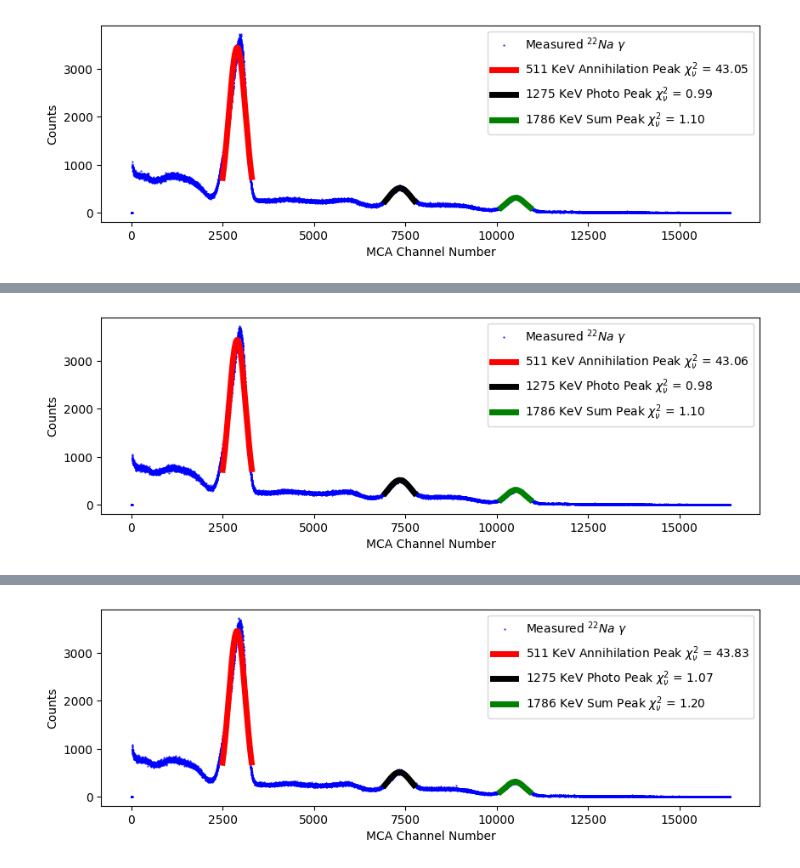
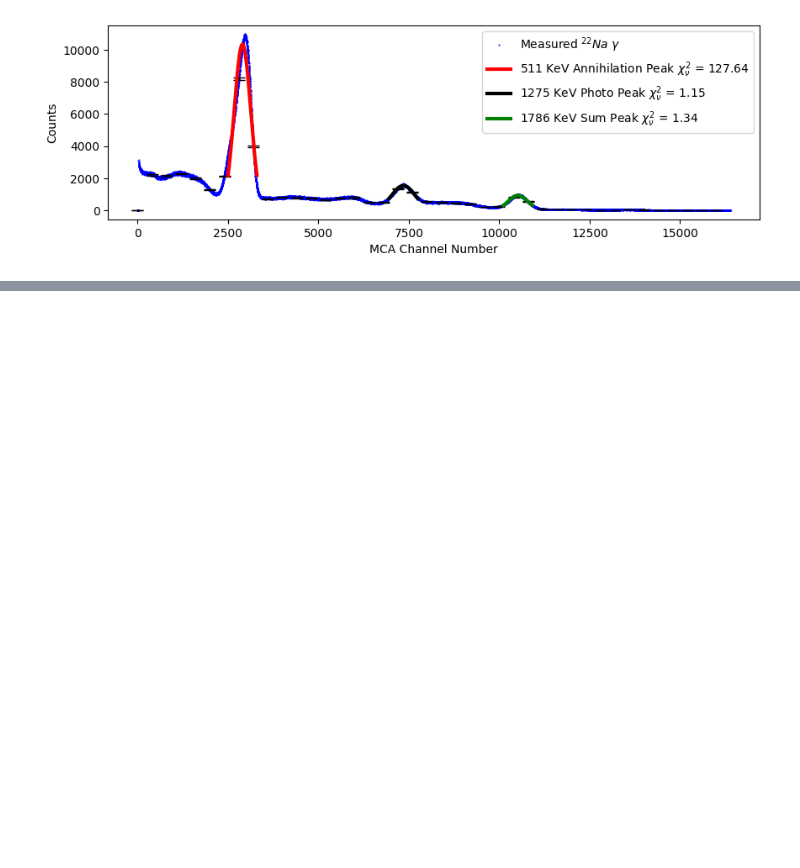
Before and after one commit to Shaquible/ENPH453, a Jupyter notebook: beta/calibrationFits.ipynb, the cells around one changed output, grey strips where cells are left out. Cells and saved outputs as stored; diff of their text form; code cells hidden in the pictures; blank space fills up the shorter version.

Commit message:
finished plots

```diff
--- a/beta/calibrationFits.ipynb
+++ b/beta/calibrationFits.ipynb
@@ -80,42 +66,44 @@ Centre: 7749.636407464348 +/- 197.38111922669623
 co60files = glob.glob('Gp3_data_E1/na22/*.csv')
 with open("na22Fits.csv", "w") as fp:
     fp.write("Peak1,Peak1Error,Peak2,Peak2Error,Peak3,Peak3Error\n")
-    j=0
-    for co60file in co60files:
-        print(co60file)
-        data = pd.read_csv(co60file, skiprows=6)
+    data = pd.read_csv(co60files[0], skiprows=6)
+    for co60file in co60files[1:]:
+        d1= pd.read_csv(co60file, skiprows=6)
         #using poisson errors
-        data["uncs"] = np.sqrt(data["Counts"]) + 1e-9
-        plt.figure(figsize=(10, 3))
-        p0s = [[3500, 2900, 300], [700, 7350, 300], [400, 10500, 300]]
-        plt.plot(data["Channel"], data["Counts"],'bo', label=r"Measured $^{22}Na$ $\gamma$", markersize=0.5)
-        plt.legend()
-        plt.xlabel('MCA Channel Number')
-        plt.ylabel('Counts')
-        plt.savefig(f"plots/raw/na22{j}_raw.svg", bbox_inches='tight')
-        labels = ["511 KeV Annihilation Peak", "1275 KeV Photo Peak", "1786 KeV Sum Peak"]
-        colors = ["r-", "k-", "g-"]
-        for i, p0 in enumerate(p0s):
-            bounds = [[p0[0]-500, p0[1]-500, p0[2]-200], [p0[0]+500, p0[1]+500, p0[2]+200]]
-            popt, pcov = curve_fit(gaussFit, data["Channel"].to_numpy()[p0[1]-400:p0[1]+400], data["Counts"].to_numpy()[p0[1]-400:p0[1]+400], p0=p0, bounds=bounds, sigma=data["uncs"].to_numpy()[p0[1]-400:p0[1]+400], absolute_sigma=True)
-            print(popt)
-            centre = popt[1]
-            error = popt[2]
-            chisqaure = np.sum((gaussFit(data["Channel"][int(centre)-400:int(centre)+400], *popt) - data["Counts"][int(centre)-400:int(centre)+400])**2 / data["uncs"][int(centre)-400:int(centre)+400]**2)/(len(data["uncs"][int(centre)-400:int(centre)+400])-3)
-            label = labels[i] + rf" $\chi^2_\nu$ = {chisqaure:.2f}"
-            # error = np.sqrt(np.diag(pcov))[1]
-            if i == 0:
-                fp.write(f"{centre},{error}")
-            else:
-                fp.write(f",{centre},{error}")
+        data["Counts"] += d1["Counts"]
+    data["uncs"] = np.sqrt(data["Counts"]) + 1e-9
 
-            print(f"Centre: {centre} +/- {error}")
-            plt.plot(data["Channel"][int(centre)-400:int(centre)+400], gaussFit(data["Channel"][int(centre)-400:int(centre)+400], *popt), colors[i], linewidth=5 , label=label)
-        plt.legend()
-        plt.xlabel('MCA Channel Number')
-        plt.ylabel('Counts')
-        plt.savefig(f"plots/na22{j}_fit.svg", bbox_inches='tight')
-        j+=1
-        plt.show()
-        fp.write("\n")
+    plt.figure(figsize=(10, 3))
+    p0s = [[11000, 2900, 300], [2000, 7350, 300], [1500, 10500, 300]]
+    plt.plot(data["Channel"], data["Counts"],'bo', label=r"Measured $^{22}Na$ $\gamma$", markersize=0.5)
+    plt.errorbar(data["Channel"][::400], data["Counts"][::400], yerr=data["uncs"][::400], fmt='ko', markersize=0.001, capsize=5)
+    plt.legend()
+    plt.xlabel('MCA Channel Number')
+    plt.ylabel('Counts')
+    plt.savefig(f"plots/raw/na22_raw.svg", bbox_inches='tight')
+    labels = ["511 KeV Annihilation Peak", "1275 KeV Photo Peak", "1786 KeV Sum Peak"]
+    colors = ["r-", "k-", "g-"]
+    for i, p0 in enumerate(p0s):
+        bounds = [[p0[0]-2000, p0[1]-500, p0[2]-200], [p0[0]+2000, p0[1]+500, p0[2]+200]]
+        popt, pcov = curve_fit(gaussFit, data["Channel"].to_numpy()[p0[1]-400:p0[1]+400], data["Counts"].to_numpy()[p0[1]-400:p0[1]+400], p0=p0, bounds=bounds, sigma=data["uncs"].to_numpy()[p0[1]-400:p0[1]+400], absolute_sigma=True)
+        print(popt)
+        centre = popt[1]
+        error = popt[2]
+        chisqaure = np.sum((gaussFit(data["Channel"][int(centre)-400:int(centre)+400], *popt) - data["Counts"][int(centre)-400:int(centre)+400])**2 / data["uncs"][int(centre)-400:int(centre)+400]**2)/(len(data["uncs"][int(centre)-400:int(centre)+400])-3)
+        label = labels[i] + rf" $\chi^2_\nu$ = {chisqaure:.2f}"
+        # error = np.sqrt(np.diag(pcov))[1]
+        if i == 0:
+            fp.write(f"{centre},{error}")
+        else:
+            fp.write(f",{centre},{error}")
+
+        print(f"Centre: {centre} +/- {error}")
+        plt.plot(data["Channel"][int(centre)-400:int(centre)+400], gaussFit(data["Channel"][int(centre)-400:int(centre)+400], *popt), colors[i], linewidth=3, label=label)
+    plt.legend()
+    plt.xlabel('MCA Channel Number')
+    plt.ylabel('Counts')
+    plt.savefig(f"plots/na22_fit.svg", bbox_inches='tight')
+    j+=1
+    plt.show()
+    fp.write("\n")
 # %% [output]
@@ -129 +116 @@ Centre: 10522.414725842897 +/- 271.75676745196057
-[figure, old version]
+[figure, new version]
@@ -137 +116,0 @@ Centre: 10522.994529519892 +/- 272.9640192252592
-[figure, removed]
@@ -145,2 +117 @@ Centre: 10504.884209362737 +/- 270.1580853383242
-[figure, removed]
 # %%
```
Also changed, not shown: parts of 5 cells of this notebook, 43 other files.
